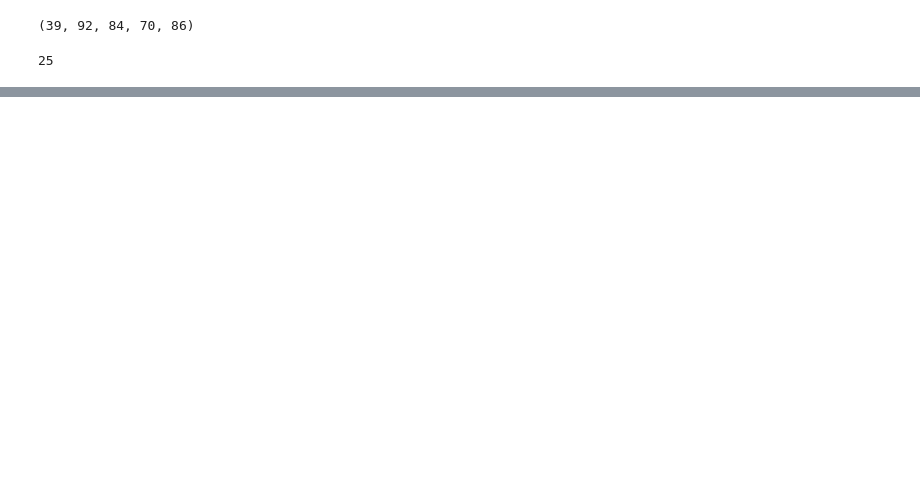
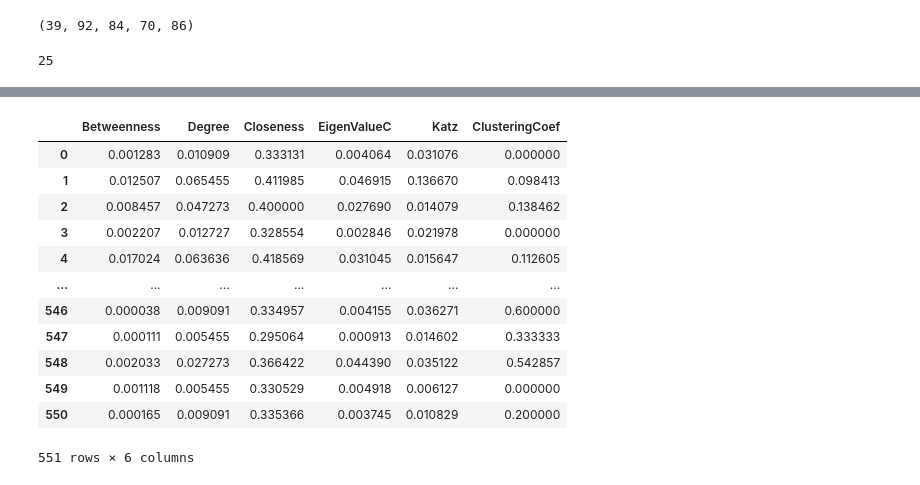
Before and after one commit to arkaprabha10/Cancer-PPIN-Analysis, a Jupyter notebook: common.ipynb, the cells around one changed output, grey strips where cells are left out. Drawn from its saved outputs; the diff is of its cells as text; code cells hidden in the pictures; blank space fills up the shorter version.

```diff
--- a/common.ipynb
+++ b/common.ipynb
@@ -56,3 +56,19 @@ common_proteins
+# %%
+abs(colon[['Betweenness', 'Degree', 'Closeness', 'EigenValueC', 'Katz', 'ClusteringCoef']])
+# %% [output]
+|  | Betweenness | Degree | Closeness | EigenValueC | Katz | ClusteringCoef |
+| 0 | 0.001283 | 0.010909 | 0.333131 | 0.004064 | 0.031076 | 0.000000 |
+| 1 | 0.012507 | 0.065455 | 0.411985 | 0.046915 | 0.136670 | 0.098413 |
+| 2 | 0.008457 | 0.047273 | 0.400000 | 0.027690 | 0.014079 | 0.138462 |
+| 3 | 0.002207 | 0.012727 | 0.328554 | 0.002846 | 0.021978 | 0.000000 |
+| 4 | 0.017024 | 0.063636 | 0.418569 | 0.031045 | 0.015647 | 0.112605 |
+| ... | ... | ... | ... | ... | ... | ... |
+| 546 | 0.000038 | 0.009091 | 0.334957 | 0.004155 | 0.036271 | 0.600000 |
+| 547 | 0.000111 | 0.005455 | 0.295064 | 0.000913 | 0.014602 | 0.333333 |
+| 548 | 0.002033 | 0.027273 | 0.366422 | 0.044390 | 0.035122 | 0.542857 |
+| 549 | 0.001118 | 0.005455 | 0.330529 | 0.004918 | 0.006127 | 0.000000 |
+| 550 | 0.000165 | 0.009091 | 0.335366 | 0.003745 | 0.010829 | 0.200000 |
+551 rows × 6 columns
 # %%
 def plotProteinVals(bone, breast, colon, kidney, liver, protein_name):
     protein = pd.DataFrame(columns=[
```
Also changed, not shown: parts of 4 cells of this notebook.
